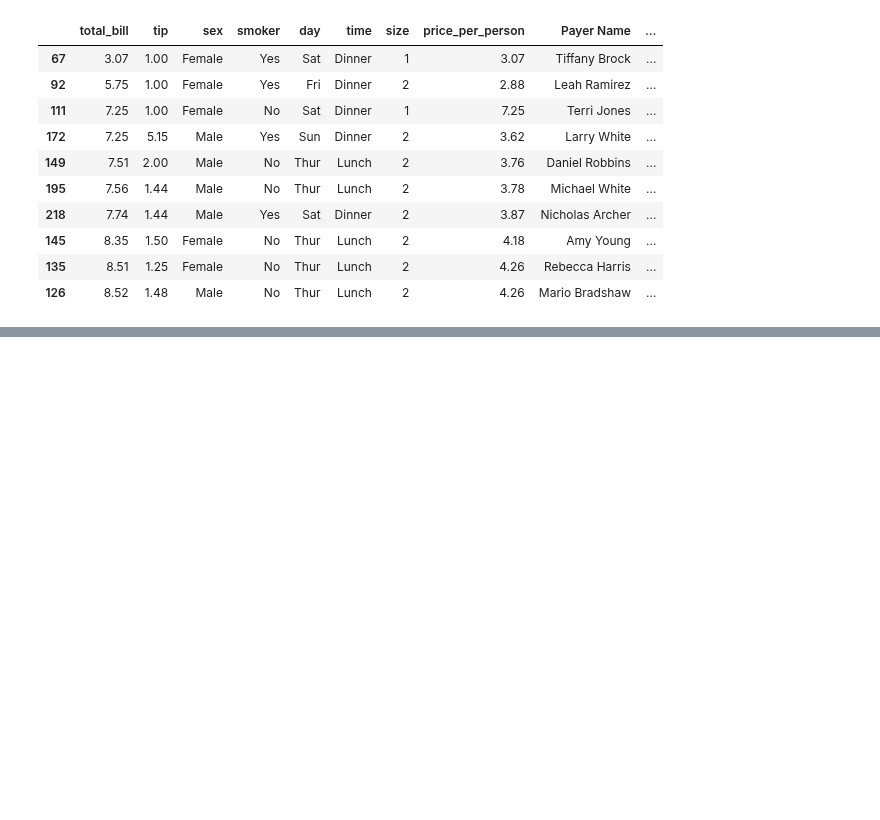
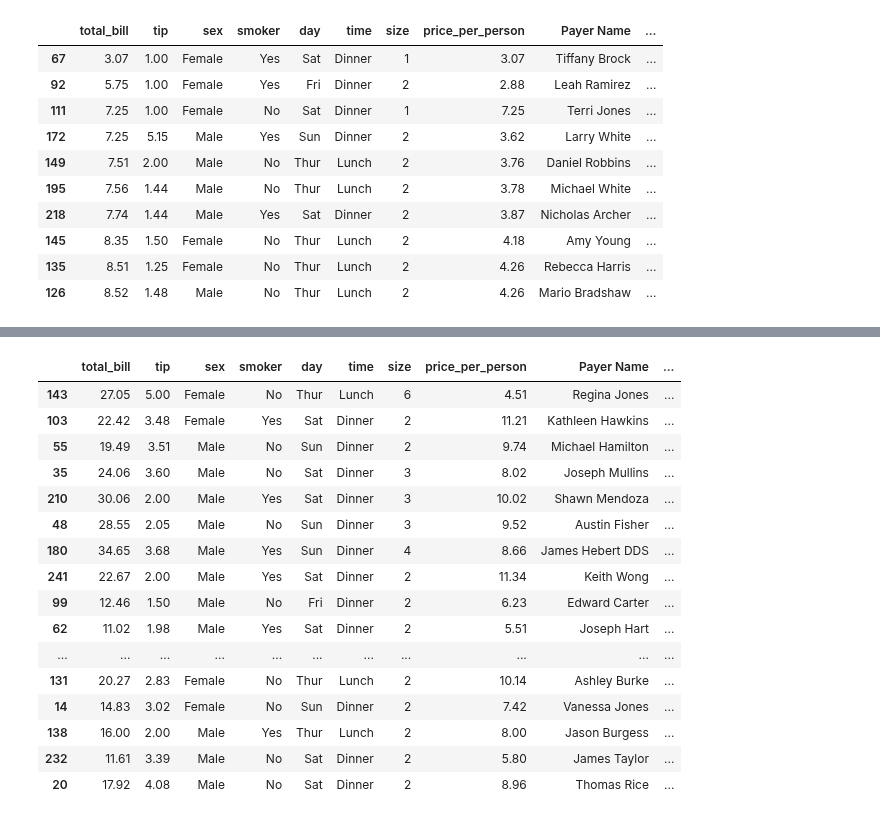
Before and after one commit to rohitcodism/ML-DS, a Jupyter notebook: practices/pandas/usefulMethods.ipynb, the cells around one changed output, grey strips where cells are left out. Drawn from its saved outputs; the diff is of its cells as text; code cells hidden in the pictures; blank space fills up the shorter version.

```diff
--- a/practices/pandas/usefulMethods.ipynb
+++ b/practices/pandas/usefulMethods.ipynb
@@ -425,0 +435,20 @@ df.nsmallest(10,'total_bill')
+# %%
+df.sample(frac=0.1)
+# %% [output]
+|  | total_bill | tip | sex | smoker | day | time | size | price_per_person | Payer Name | ... |
+| 143 | 27.05 | 5.00 | Female | No | Thur | Lunch | 6 | 4.51 | Regina Jones | ... |
+| 103 | 22.42 | 3.48 | Female | Yes | Sat | Dinner | 2 | 11.21 | Kathleen Hawkins | ... |
+| 55 | 19.49 | 3.51 | Male | No | Sun | Dinner | 2 | 9.74 | Michael Hamilton | ... |
+| 35 | 24.06 | 3.60 | Male | No | Sat | Dinner | 3 | 8.02 | Joseph Mullins | ... |
+| 210 | 30.06 | 2.00 | Male | Yes | Sat | Dinner | 3 | 10.02 | Shawn Mendoza | ... |
+| 48 | 28.55 | 2.05 | Male | No | Sun | Dinner | 3 | 9.52 | Austin Fisher | ... |
+| 180 | 34.65 | 3.68 | Male | Yes | Sun | Dinner | 4 | 8.66 | James Hebert DDS | ... |
+| 241 | 22.67 | 2.00 | Male | Yes | Sat | Dinner | 2 | 11.34 | Keith Wong | ... |
+| 99 | 12.46 | 1.50 | Male | No | Fri | Dinner | 2 | 6.23 | Edward Carter | ... |
+| 62 | 11.02 | 1.98 | Male | Yes | Sat | Dinner | 2 | 5.51 | Joseph Hart | ... |
+| ... | ... | ... | ... | ... | ... | ... | ... | ... | ... | ... |
+| 131 | 20.27 | 2.83 | Female | No | Thur | Lunch | 2 | 10.14 | Ashley Burke | ... |
+| 14 | 14.83 | 3.02 | Female | No | Sun | Dinner | 2 | 7.42 | Vanessa Jones | ... |
+| 138 | 16.00 | 2.00 | Male | Yes | Thur | Lunch | 2 | 8.00 | Jason Burgess | ... |
+| 232 | 11.61 | 3.39 | Male | No | Sat | Dinner | 2 | 5.80 | James Taylor | ... |
+| 20 | 17.92 | 4.08 | Male | No | Sat | Dinner | 2 | 8.96 | Thomas Rice | ... |
```
Also changed, not shown: parts of 2 cells of this notebook.
